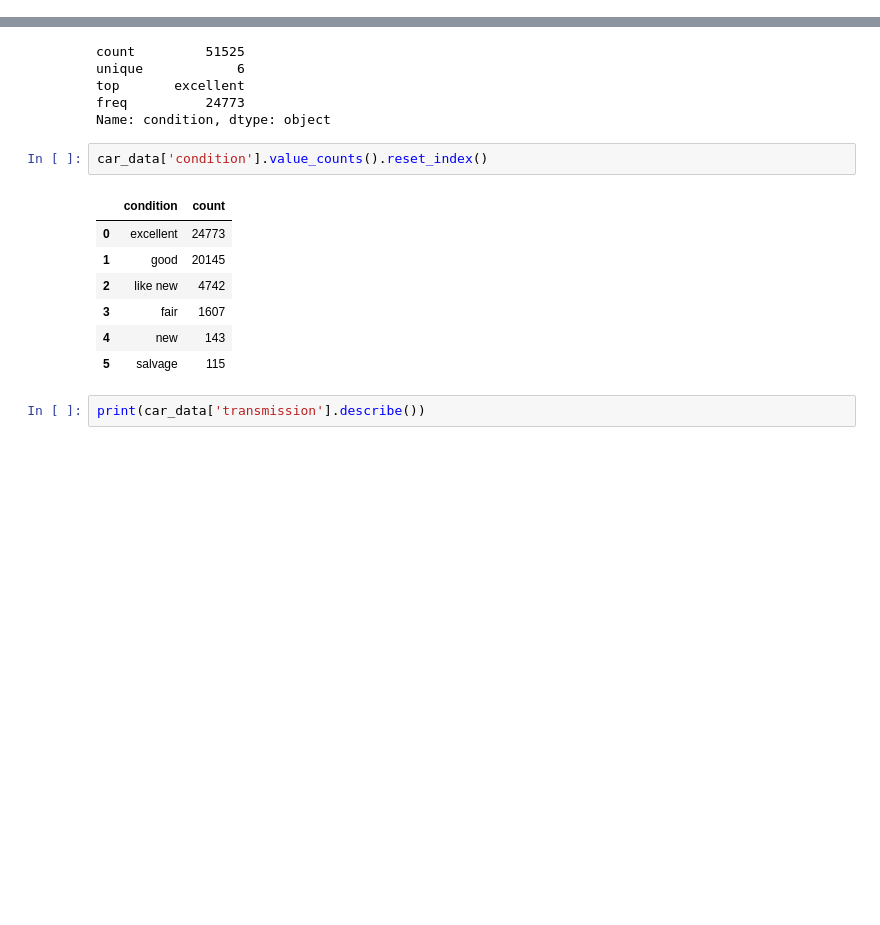
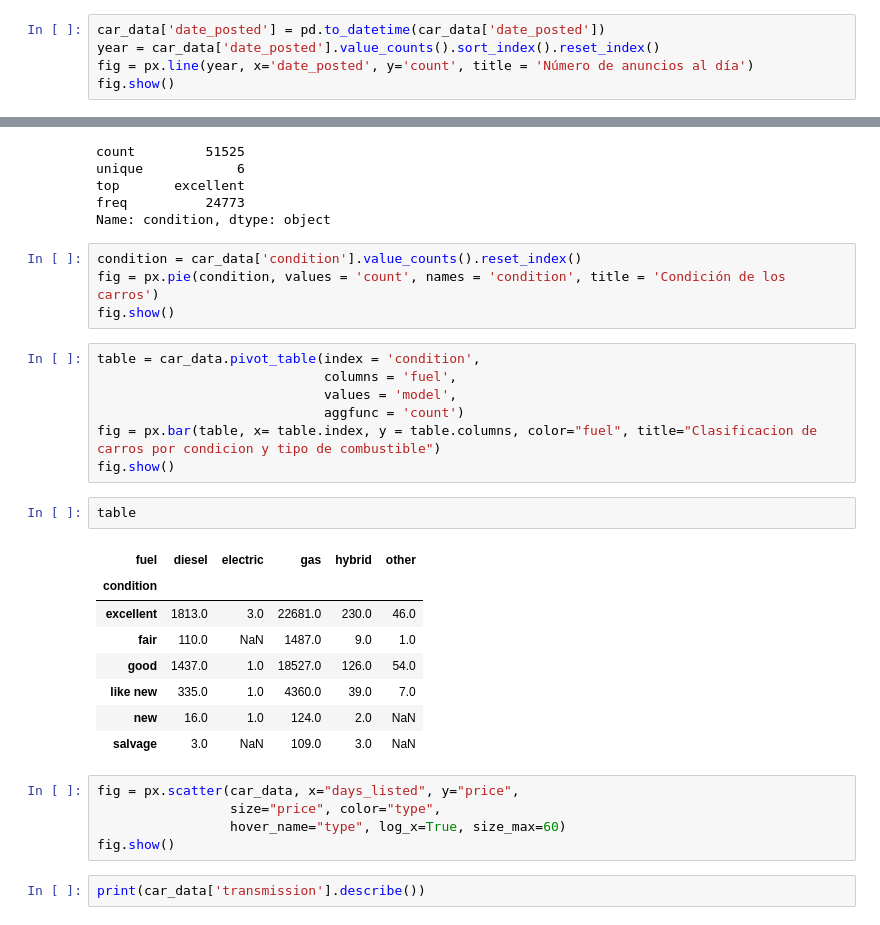
Before and after one commit to DeinyACR/Proyecto-Sprint-7-TripleTen, a Jupyter notebook: notebooks/EDA.ipynb, the cells around one changed output, grey strips where cells are left out. Saved outputs shown, nothing was run; the diff lists cells and outputs as text; blank space fills up the shorter version.

```diff
--- a/notebooks/EDA.ipynb
+++ b/notebooks/EDA.ipynb
@@ -99,6 +81,11 @@ unique           354
 top       2019-03-17
 freq             186
 Name: date_posted, dtype: object
+# %%
+car_data['date_posted'] = pd.to_datetime(car_data['date_posted'])
+year = car_data['date_posted'].value_counts().sort_index().reset_index()
+fig = px.line(year, x='date_posted', y='count', title = 'Número de anuncios al día')
+fig.show()
 # %%
 print(car_data['type'].describe())
 # %% [output]
@@ -158,15 +145,32 @@ top       excellent
 freq          24773
 Name: condition, dtype: object
 # %%
-car_data['condition'].value_counts().reset_index()
+condition = car_data['condition'].value_counts().reset_index()
+fig = px.pie(condition, values = 'count', names = 'condition', title = 'Condición de los carros')
+fig.show()
-# %% [output]
-|  | condition | count |
-| 0 | excellent | 24773 |
-| 1 | good | 20145 |
-| 2 | like new | 4742 |
-| 3 | fair | 1607 |
-| 4 | new | 143 |
-| 5 | salvage | 115 |
+# %%
+table = car_data.pivot_table(index = 'condition',
+                             columns = 'fuel',
+                             values = 'model',
+                             aggfunc = 'count')
+fig = px.bar(table, x= table.index, y = table.columns, color="fuel", title="Clasificacion de carros por condicion y tipo de combustible")
+fig.show()
+# %%
+table
+# %% [output]
+| fuel | diesel | electric | gas | hybrid | other |
+| condition |  |  |  |  |  |
+| excellent | 1813.0 | 3.0 | 22681.0 | 230.0 | 46.0 |
+| fair | 110.0 | NaN | 1487.0 | 9.0 | 1.0 |
+| good | 1437.0 | 1.0 | 18527.0 | 126.0 | 54.0 |
+| like new | 335.0 | 1.0 | 4360.0 | 39.0 | 7.0 |
+| new | 16.0 | 1.0 | 124.0 | 2.0 | NaN |
+| salvage | 3.0 | NaN | 109.0 | 3.0 | NaN |
+# %%
+fig = px.scatter(car_data, x="days_listed", y="price",
+                 size="price", color="type",
+                 hover_name="type", log_x=True, size_max=60)
+fig.show()
 # %%
 print(car_data['transmission'].describe())
 # %% [output]
```
Also changed, not shown: parts of 16 cells of this notebook.
